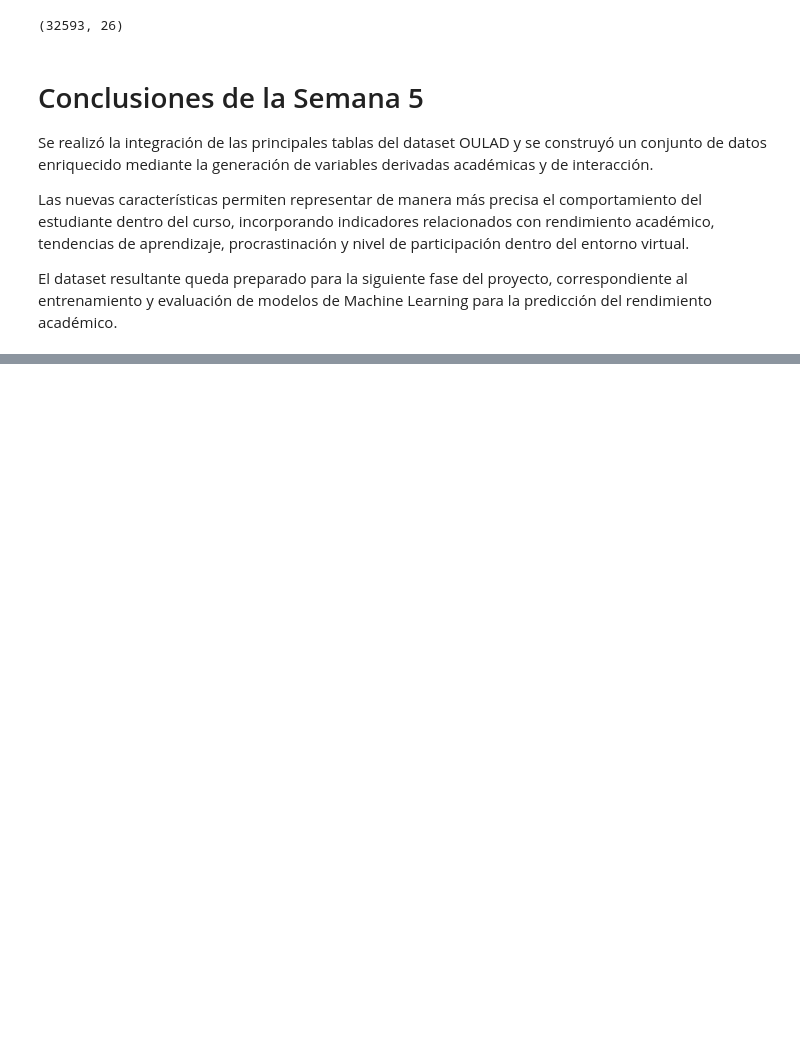
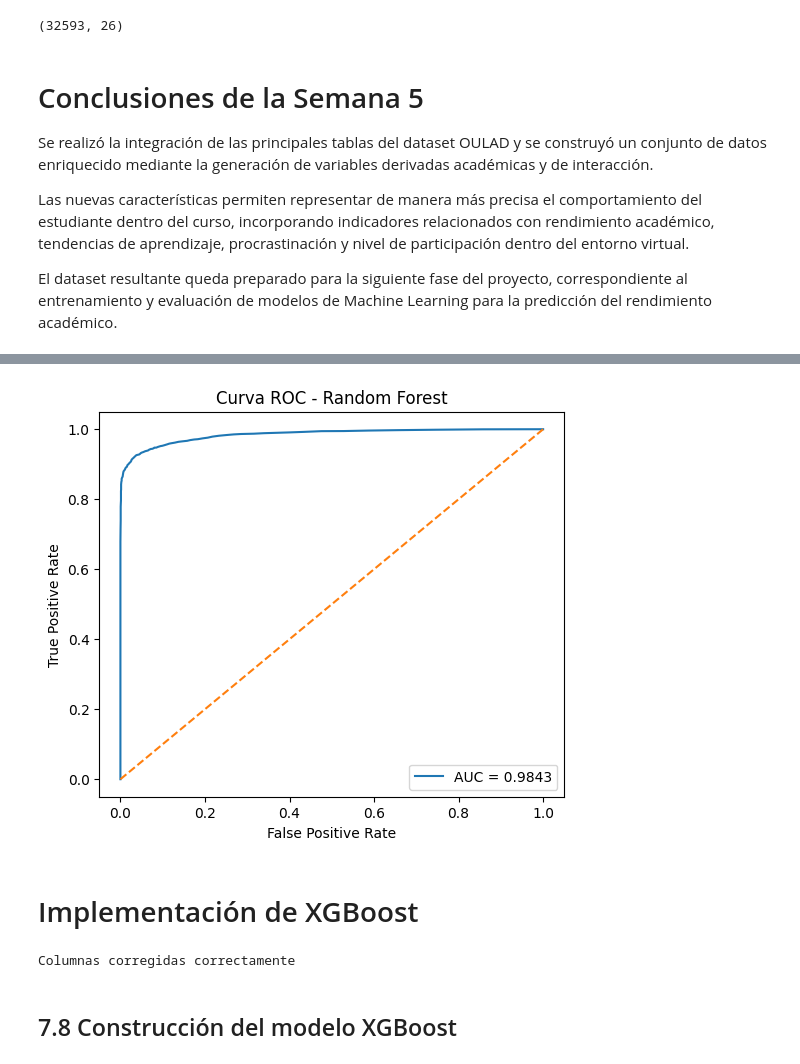
Before and after one commit to BrianFernandoAguinsacaLoarte/Proyecto-Asignatura-Machine-Learning, a Jupyter notebook: notebooks/ProyectoAvanceSemana8DatasetEnriquecido.ipynb, the cells around one changed output, grey strips where cells are left out. Drawn from its saved outputs; the diff is of its cells as text; code cells hidden in the pictures; blank space fills up the shorter version.

```diff
--- a/notebooks/ProyectoAvanceSemana8DatasetEnriquecido.ipynb
+++ b/notebooks/ProyectoAvanceSemana8DatasetEnriquecido.ipynb
@@ -1139,0 +1623,58 @@ El dataset resultante queda preparado para la siguiente fase del proyecto, corre
+# %%
+fpr_rf, tpr_rf, _ = roc_curve(
+    y_test,
+    y_prob_rf
+)
+
+plt.figure(figsize=(6,5))
+
+plt.plot(
+    fpr_rf,
+    tpr_rf,
+    label=f"AUC = {auc_rf:.4f}"
+)
+
+plt.plot(
+    [0,1],
+    [0,1],
+    linestyle="--"
+)
+
+plt.xlabel("False Positive Rate")
+plt.ylabel("True Positive Rate")
+
+plt.title(
+    "Curva ROC - Random Forest"
+)
+
+plt.legend()
+
+plt.show()
+# %% [output]
+[figure, added]
+# %% [markdown]
+# Implementación de XGBoost
+# %%
+# Limpieza de nombres de columnas para compatibilidad con XGBoost
+
+X_train.columns = (
+    X_train.columns
+    .str.replace('[', '', regex=False)
+    .str.replace(']', '', regex=False)
+    .str.replace('<', '', regex=False)
+)
+
+
+X_test.columns = (
+    X_test.columns
+    .str.replace('[', '', regex=False)
+    .str.replace(']', '', regex=False)
+    .str.replace('<', '', regex=False)
+)
+
+
+print("Columnas corregidas correctamente")
+# %% [output]
+Columnas corregidas correctamente
+# %% [markdown]
+## 7.8 Construcción del modelo XGBoost
```
Also changed, not shown: parts of 76 cells of this notebook.
